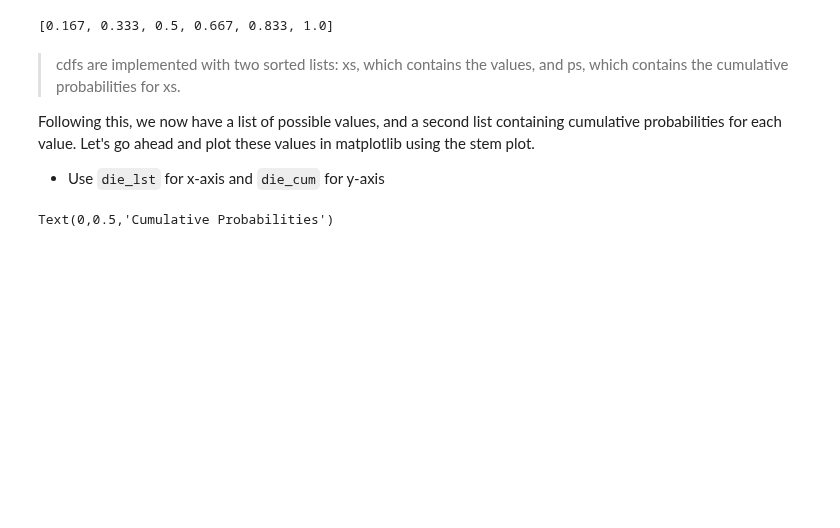
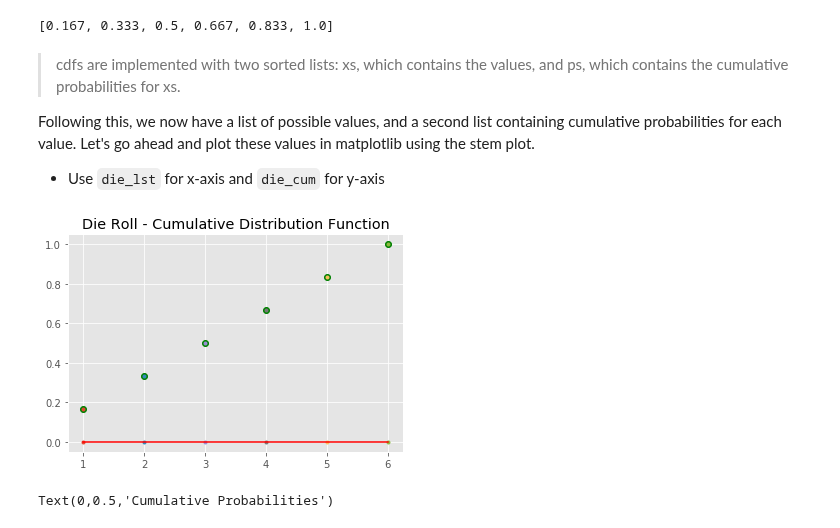
Before and after one commit to rvent/dsc-0-09-09-distributions-cdf-lab-nyc-ds-career-012819, a Jupyter notebook: index.ipynb, the cells around one changed output. Cells and saved outputs as stored; diff of their text form; code cells hidden in the pictures; blank space fills up the shorter version.

```diff
--- a/index.ipynb
+++ b/index.ipynb
@@ -68,9 +68,12 @@ Following this, we now have a list of possible values, and a second list contain
 # %%
 import matplotlib.pyplot as plt
 plt.style.use('ggplot')
 
-plt.stem(die_lst, die_cum, '-', 'go', 'r-');
+plt.stem(die_lst, die_cum, '.', 'go', 'r-');
 plt.title ("Die Roll - Cumulative Distribution Function");
+plt.show()
+# %% [output]
+[figure, added]
 # %%
 # %% [output]
 Text(0,0.5,'Cumulative Probabilities')
```
